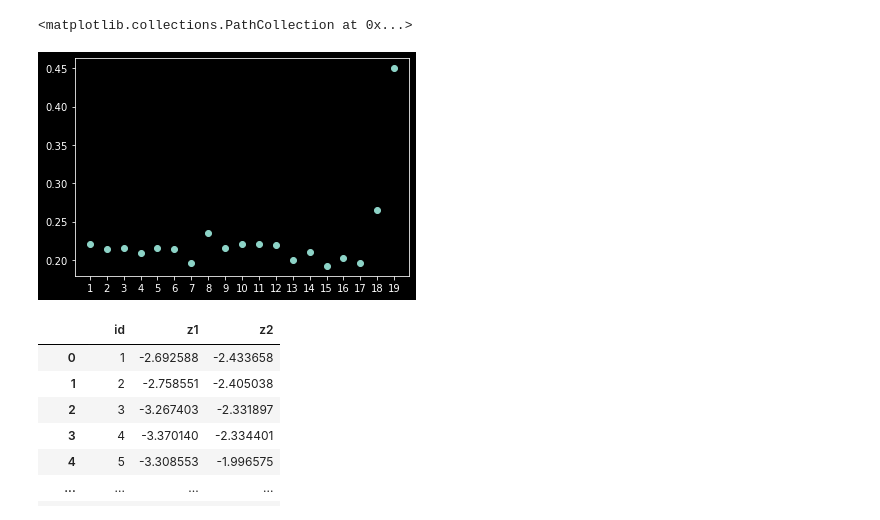
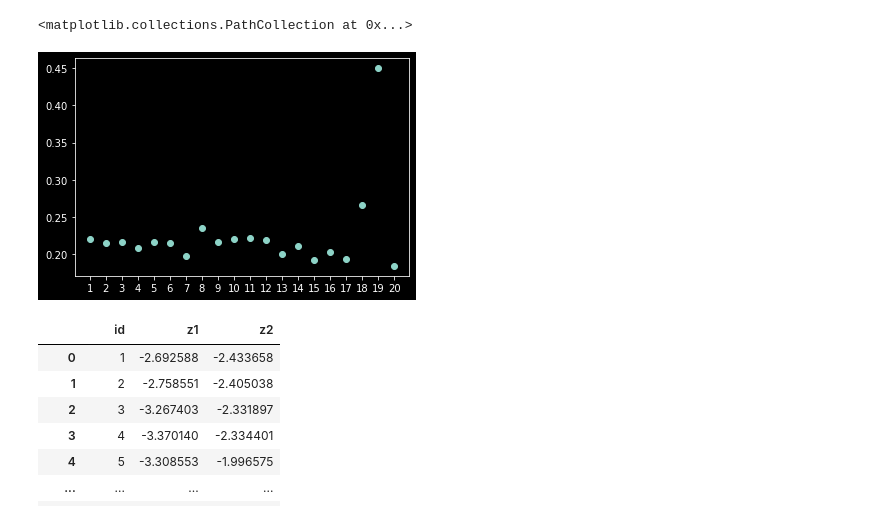
Before and after one commit to Chaudry24/kaust22, a Jupyter notebook: plotting.ipynb, the cells around one changed output. Saved outputs shown, nothing was run; the diff lists cells and outputs as text; code cells hidden in the pictures.

```diff
--- a/plotting.ipynb
+++ b/plotting.ipynb
@@ -101,6 +98,9 @@ with open("./results/val_m18d1.npy", mode="rb") as file:
 with open("./results/val_m19d1.npy", mode="rb") as file:
     m19d1_e = np.load(file)
 
+with open("./results/val_m20d1.npy", mode="rb") as file:
+    m20d1_e = np.load(file)
+
 # open deephyper results
 with open("./deephyper-dat1/best_model_results/val_d1.npy", mode="rb") as file:
     dhd1_e = np.load(file)
@@ -108,8 +108,10 @@ with open("./deephyper-dat1/best_model_results/val_d1.npy", mode="rb") as file:
 # plot root mean squared errors [2nd index in the array]
 plt.scatter(x=["1", "2", "3", "4", "5", "6", "7",
                "8", "9", "10", "11", "12", "13", "14",
-               "15", "16", "17", "18", "19"],
+               "15", "16", "17", "18", "19", "20"],
             y=[m1d1_e[1], m2d1_e[1], m3d1_e[1], m4d1_e[1], m5d1_e[1], m6d1_e[1], m7d1_e[1],
-              m8d1_e[1], m9d1_e[1], m10d1_e[1], m11d1_e[1], m12d1_e[1], m13d1_e[1],
-              m14d1_e[1], m15d1_e[1], m16d1_e[1], m17d1_e[1], m18d1_e[1], m19d1_e[1]])
+               m8d1_e[1], m9d1_e[1], m10d1_e[1], m11d1_e[1], m12d1_e[1], m13d1_e[1],
+               m14d1_e[1], m15d1_e[1], m16d1_e[1], m17d1_e[1], m18d1_e[1], m19d1_e[1],
+               m20d1_e[1]])
+plt.ylim((0.05, 0.15))
 # %% [output]
@@ -159,37 +161,42 @@ with open("./results/val_m13d2.npy", mode="rb") as file:
     m13d2_e = np.load(file)
 
 with open("./results/val_m14d2.npy", mode="rb") as file:
     m14d2_e = np.load(file)
 
 with open("./results/val_m15d2.npy", mode="rb") as file:
     m15d2_e = np.load(file)
 
 with open("./results/val_m16d2.npy", mode="rb") as file:
     m16d2_e = np.load(file)
 
 with open("./results/val_m17d2.npy", mode="rb") as file:
     m17d2_e = np.load(file)
 
 with open("./results/val_m18d2.npy", mode="rb") as file:
     m18d2_e = np.load(file)
 
 with open("./results/val_m19d2.npy", mode="rb") as file:
     m19d2_e = np.load(file)
 
+with open("./results/val_m20d2.npy", mode="rb") as file:
+    m20d2_e = np.load(file)
+
 # open deephyper results
 with open("./deephyper-dat2/best_model_results/val_d2.npy", mode="rb") as file:
     dhd2_e = np.load(file)
 
 # plot root mean squared errors [2nd index in the array]
 plt.scatter(x=["1", "2", "3", "4", "5", "6", "7",
                "8", "9", "10", "11", "12", "13", "14",
-               "15", "16", "17", "18", "19"],
+               "15", "16", "17", "18", "19", "20"],
             y=[m1d2_e[1], m2d2_e[1], m3d2_e[1], m4d2_e[1], m5d2_e[1], m6d2_e[1], m7d2_e[1],
-              m8d2_e[1], m9d2_e[1], m10d2_e[1], m11d2_e[1], m12d2_e[1], m13d2_e[1],
-              m14d2_e[1], m15d2_e[1], m16d2_e[1], m17d2_e[1], m18d2_e[1], m19d2_e[1]])
+               m8d2_e[1], m9d2_e[1], m10d2_e[1], m11d2_e[1], m12d2_e[1], m13d2_e[1],
+               m14d2_e[1], m15d2_e[1], m16d2_e[1], m17d2_e[1], m18d2_e[1], m19d2_e[1],
+               m20d2_e[1]])
+# plt.ylim((0.05, 0.15))
 # %% [output]
 <matplotlib.collections.PathCollection at 0x...>
-[figure, old version]
+[figure, new version]
 # %%
 import pandas as pd
 
```
Also changed, not shown: parts of 3 cells of this notebook.
